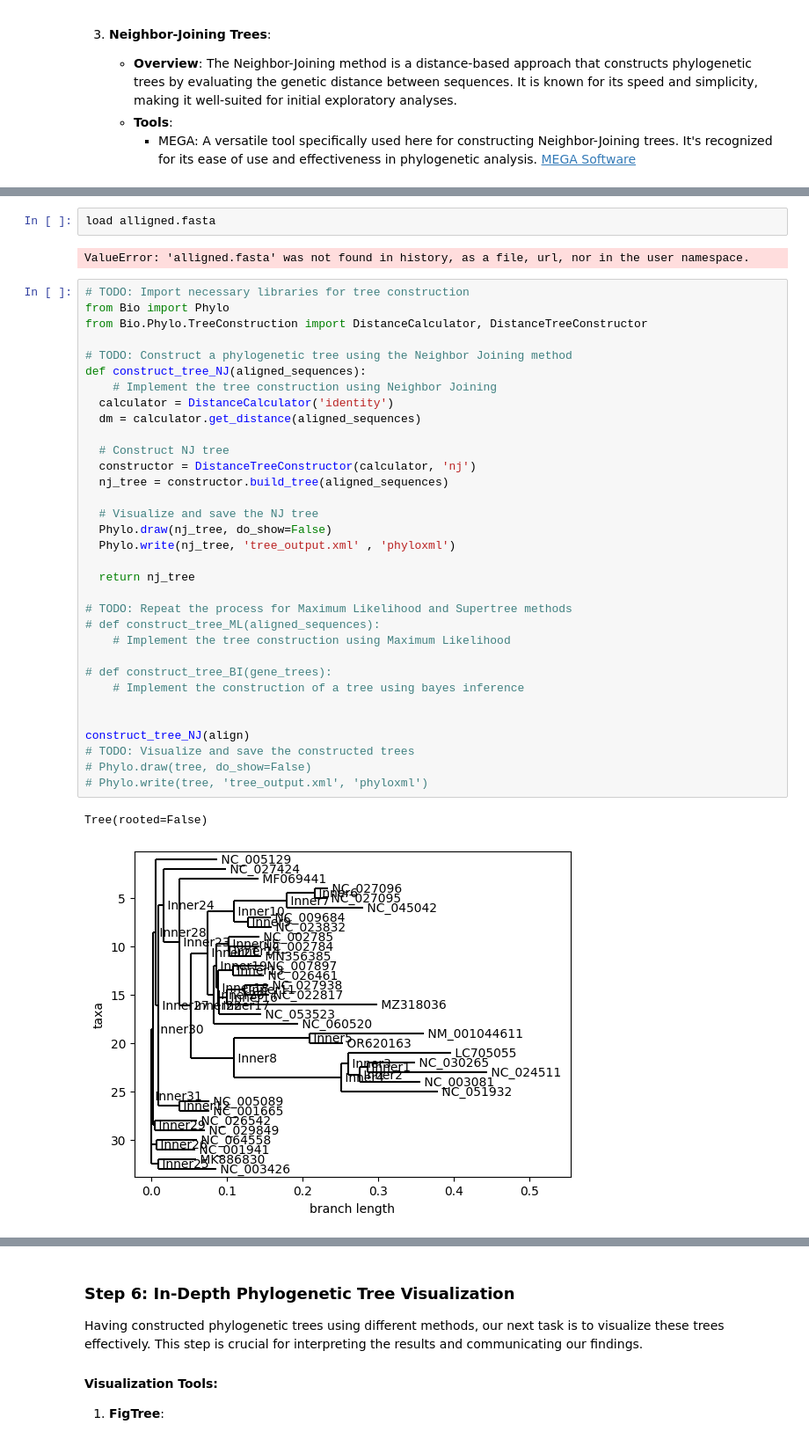
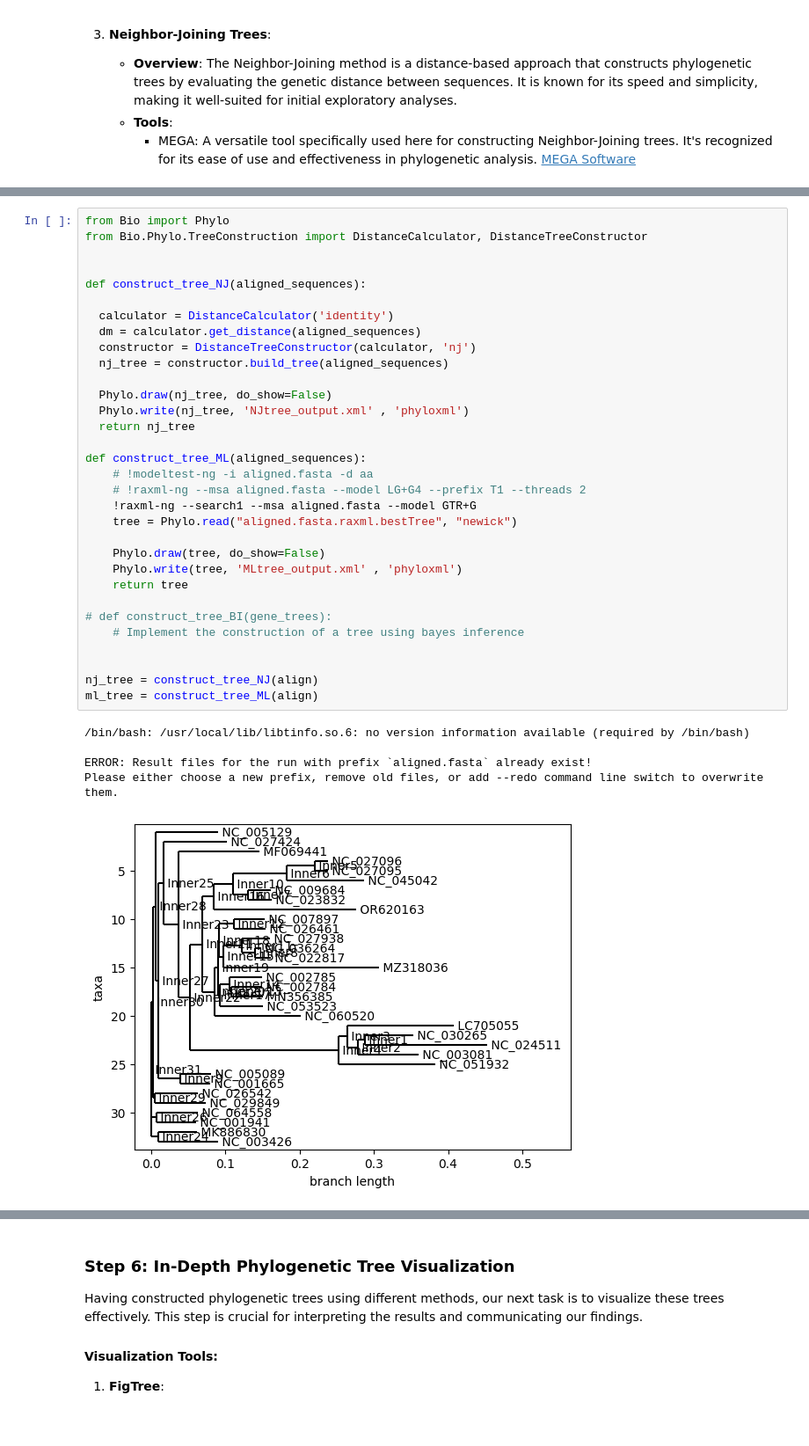
Before and after one commit to taranehkhosrojerdi/Intro-to-Bioinformatics-course-project, a Jupyter notebook: mitochondrial-comparison-phylogenetic-construction/MitochondrialComparisonPhylogeneticTreeConstruction.ipynb, the cells around one changed output, grey strips where cells are left out. Shown at 88% size. Saved outputs shown, nothing was run; the diff lists cells and outputs as text.

Commit message:
construct trees

```diff
--- a/mitochondrial-comparison-phylogenetic-construction/MitochondrialComparisonPhylogeneticTreeConstruction.ipynb
+++ b/mitochondrial-comparison-phylogenetic-construction/MitochondrialComparisonPhylogeneticTreeConstruction.ipynb
@@ -395,40 +396,38 @@ ERROR: No matching distribution found for CMD
-# %%
-load alligned.fasta
-# %% [output]
-ValueError: 'alligned.fasta' was not found in history, as a file, url, nor in the user namespace.
 # %%
-# TODO: Import necessary libraries for tree construction
 from Bio import Phylo
 from Bio.Phylo.TreeConstruction import DistanceCalculator, DistanceTreeConstructor
 
-# TODO: Construct a phylogenetic tree using the Neighbor Joining method
+
 def construct_tree_NJ(aligned_sequences):
-    # Implement the tree construction using Neighbor Joining
+
   calculator = DistanceCalculator('identity')
   dm = calculator.get_distance(aligned_sequences)
-
-  # Construct NJ tree
   constructor = DistanceTreeConstructor(calculator, 'nj')
   nj_tree = constructor.build_tree(aligned_sequences)
 
-  # Visualize and save the NJ tree
   Phylo.draw(nj_tree, do_show=False)
-  Phylo.write(nj_tree, 'tree_output.xml' , 'phyloxml')
-
+  Phylo.write(nj_tree, 'NJtree_output.xml' , 'phyloxml')
   return nj_tree
 
-# TODO: Repeat the process for Maximum Likelihood and Supertree methods
-# def construct_tree_ML(aligned_sequences):
-    # Implement the tree construction using Maximum Likelihood
+def construct_tree_ML(aligned_sequences):
+    # !modeltest-ng -i aligned.fasta -d aa
+    # !raxml-ng --msa aligned.fasta --model LG+G4 --prefix T1 --threads 2
+    !raxml-ng --search1 --msa aligned.fasta --model GTR+G
+    tree = Phylo.read("aligned.fasta.raxml.bestTree", "newick")
+
+    Phylo.draw(tree, do_show=False)
+    Phylo.write(tree, 'MLtree_output.xml' , 'phyloxml')
+    return tree
 
 # def construct_tree_BI(gene_trees):
     # Implement the construction of a tree using bayes inference
 
 
-construct_tree_NJ(align)
-# TODO: Visualize and save the constructed trees
-# Phylo.draw(tree, do_show=False)
-# Phylo.write(tree, 'tree_output.xml', 'phyloxml')
+nj_tree = construct_tree_NJ(align)
+ml_tree = construct_tree_ML(align)
 # %% [output]
-Tree(rooted=False)
+/bin/bash: /usr/local/lib/libtinfo.so.6: no version information available (required by /bin/bash)
+
+ERROR: Result files for the run with prefix `aligned.fasta` already exist!
+Please either choose a new prefix, remove old files, or add --redo command line switch to overwrite them.
-[figure, old version]
+[figure, new version]
```
Also changed, not shown: parts of 9 cells of this notebook.
